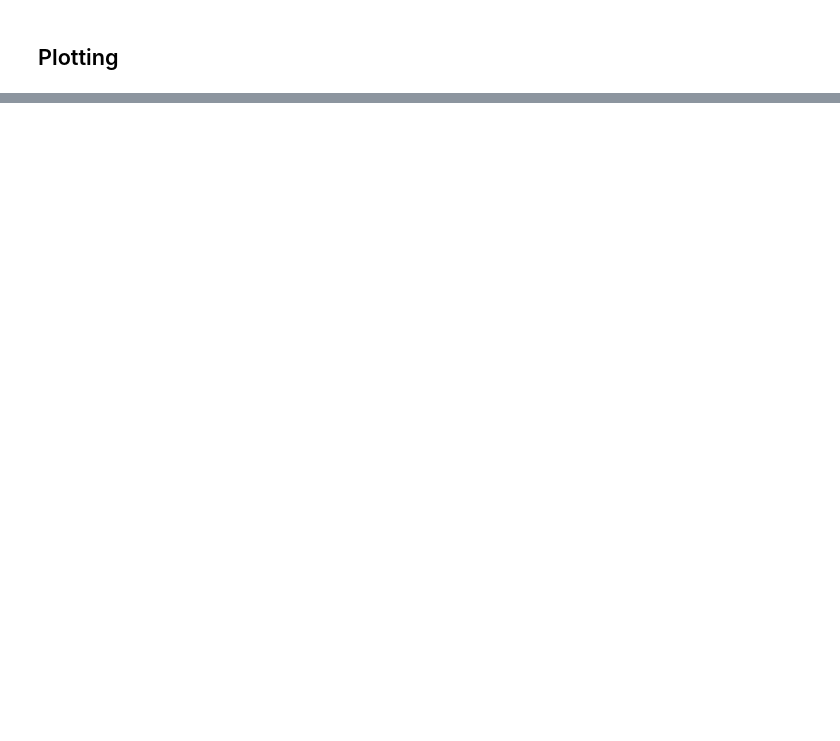
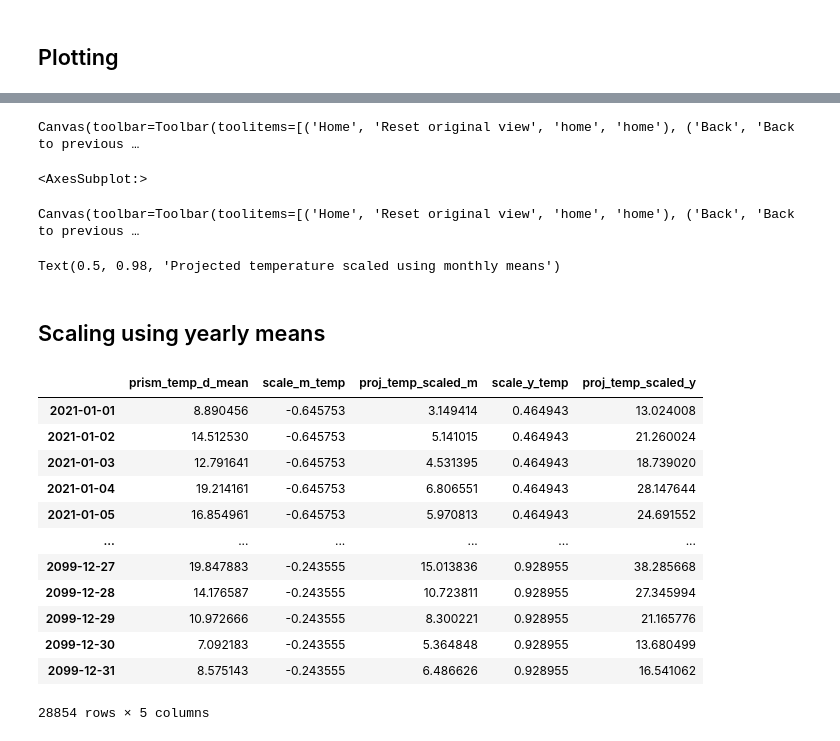
Before and after one commit to jrobertson2000/PNW_VELMA, a Jupyter notebook: notebooks/vic_wrf.ipynb, the cells around one changed output, grey strips where cells are left out. Drawn from its saved outputs; the diff is of its cells as text; code cells hidden in the pictures; blank space fills up the shorter version.

```diff
--- a/notebooks/vic_wrf.ipynb
+++ b/notebooks/vic_wrf.ipynb
@@ -123,0 +345,55 @@ NameError: name 'xxxx' is not defined
+# %%
+proj_start = pd.to_datetime('01-01-2021')
+proj_end = pd.to_datetime('12-31-2099')
+
+# Get GCM monthly mean
+gcm_temp_m_mean = proj_sims_temp.groupby(pd.Grouper(freq='M')).mean().mean(axis=1)
+gcm_temp_m_mean = gcm_temp_m_mean[(gcm_temp_m_mean.index >= proj_start) & (gcm_temp_m_mean.index <= proj_end)]
+
+# Get PRISM daily mean
+piv = pd.pivot_table(prism_precip_mean, columns=prism_precip_mean.index.year, index=prism_precip_mean.index.dayofyear, values='avg_precip')
+prism_temp_d_mean = piv.mean(axis=1)
+
+# Get PRISM monthly mean
+prism_temp_m_mean = prism_precip_mean.groupby(pd.Grouper(freq='M')).mean()['avg_precip']
+
+# For each projected month, find the % increase from historical PRISM to projected GCM
+# scale_m = (prism_temp_m_mean - gcm_temp_m_mean) / prism_temp_m_mean
+# scale_m
+# %%
+fig = plt.figure(figsize=(8, 3))
+prism_temp_d_mean.plot()
+# %% [output]
+Canvas(toolbar=Toolbar(toolitems=[('Home', 'Reset original view', 'home', 'home'), ('Back', 'Back to previous …
+<AxesSubplot:>
+# %%
+# Repeat historical daily normals for every year in projected range
+# Merging on day of year will take leap year into account by not merging Feb 29 on non-leap years
+proj_rng = pd.DataFrame(index=pd.date_range(proj_start, proj_end))
+proj_rng['doy'] = proj_rng.index.dayofyear
+proj_temp = proj_rng.merge(pd.DataFrame(prism_temp_d_mean, columns=['prism_temp_d_mean']),
+               left_on='doy', right_index=True, how='left').drop('doy', axis=1)
+
+# Get monthly mean of historical daily normals
+hist_m_mean = proj_temp.groupby(pd.Grouper(freq='M')).mean()
+
+# For each projected month, find the % increase from historical PRISM to projected GCM
+scale_m = (gcm_temp_m_mean- hist_m_mean['prism_temp_d_mean']) / hist_m_mean['prism_temp_d_mean']
+scale_m_temp = pd.DataFrame(scale_m, columns=['scale_m_temp'])
+
+# Apply scaling factor to historical daily normals to get projected values
+proj_temp.index = proj_temp.index.strftime('%Y-%m')
+scale_m_temp.index = scale_m_temp.index.strftime('%Y-%m')
+proj_temp_scaled = proj_temp.merge(scale_m_temp, left_index=True, right_index=True, how='left')
+proj_temp_scaled['proj_temp_scaled_m'] = proj_temp_scaled['prism_temp_d_mean'] + (proj_temp_scaled['prism_temp_d_mean'] * proj_temp_scaled['scale_m_temp'])
+proj_temp_scaled.index = proj_rng.index
+# %%
+fig = plt.figure(figsize=(8, 3))
+proj_temp_scaled.groupby(pd.Grouper(freq='Y')).mean()['proj_temp_scaled_m'].plot()
+fig.suptitle('Projected temperature scaled using monthly means')
+# Perhaps using monthly means instead of yearly means allows for too much variation
+# %% [output]
+Canvas(toolbar=Toolbar(toolitems=[('Home', 'Reset original view', 'home', 'home'), ('Back', 'Back to previous …
+Text(0.5, 0.98, 'Projected temperature scaled using monthly means')
+# %% [markdown]
+## Scaling using yearly means
@@ -123,0 +414,16 @@ NameError: name 'xxxx' is not defined
+# %%
+proj_temp_scaled
+# %% [output]
+|  | prism_temp_d_mean | scale_m_temp | proj_temp_scaled_m | scale_y_temp | proj_temp_scaled_y |
+| 2021-01-01 | 8.890456 | -0.645753 | 3.149414 | 0.464943 | 13.024008 |
+| 2021-01-02 | 14.512530 | -0.645753 | 5.141015 | 0.464943 | 21.260024 |
+| 2021-01-03 | 12.791641 | -0.645753 | 4.531395 | 0.464943 | 18.739020 |
+| 2021-01-04 | 19.214161 | -0.645753 | 6.806551 | 0.464943 | 28.147644 |
+| 2021-01-05 | 16.854961 | -0.645753 | 5.970813 | 0.464943 | 24.691552 |
+| ... | ... | ... | ... | ... | ... |
+| 2099-12-27 | 19.847883 | -0.243555 | 15.013836 | 0.928955 | 38.285668 |
+| 2099-12-28 | 14.176587 | -0.243555 | 10.723811 | 0.928955 | 27.345994 |
+| 2099-12-29 | 10.972666 | -0.243555 | 8.300221 | 0.928955 | 21.165776 |
+| 2099-12-30 | 7.092183 | -0.243555 | 5.364848 | 0.928955 | 13.680499 |
+| 2099-12-31 | 8.575143 | -0.243555 | 6.486626 | 0.928955 | 16.541062 |
+28854 rows × 5 columns
```
Also changed, not shown: parts of 31 cells of this notebook, 17 other files.
